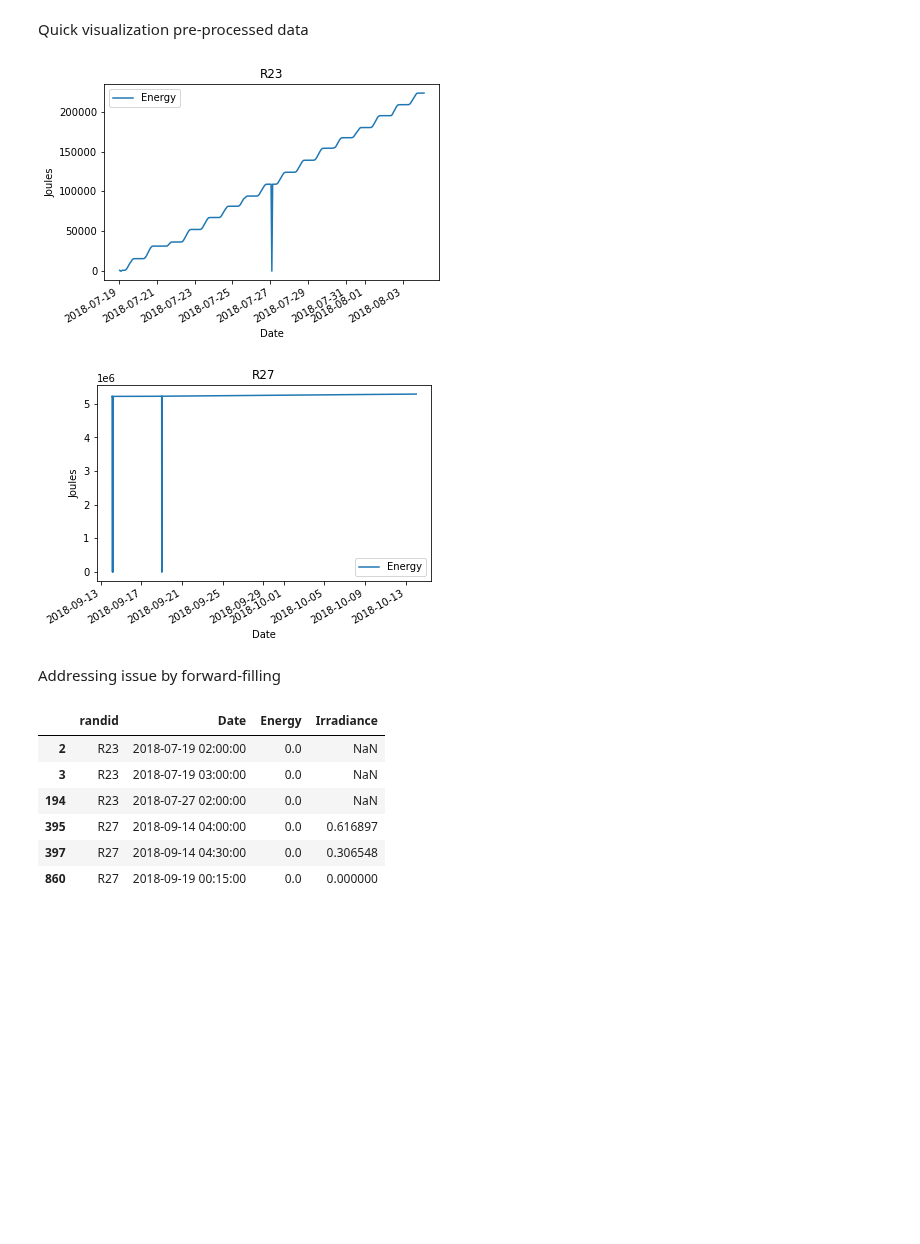
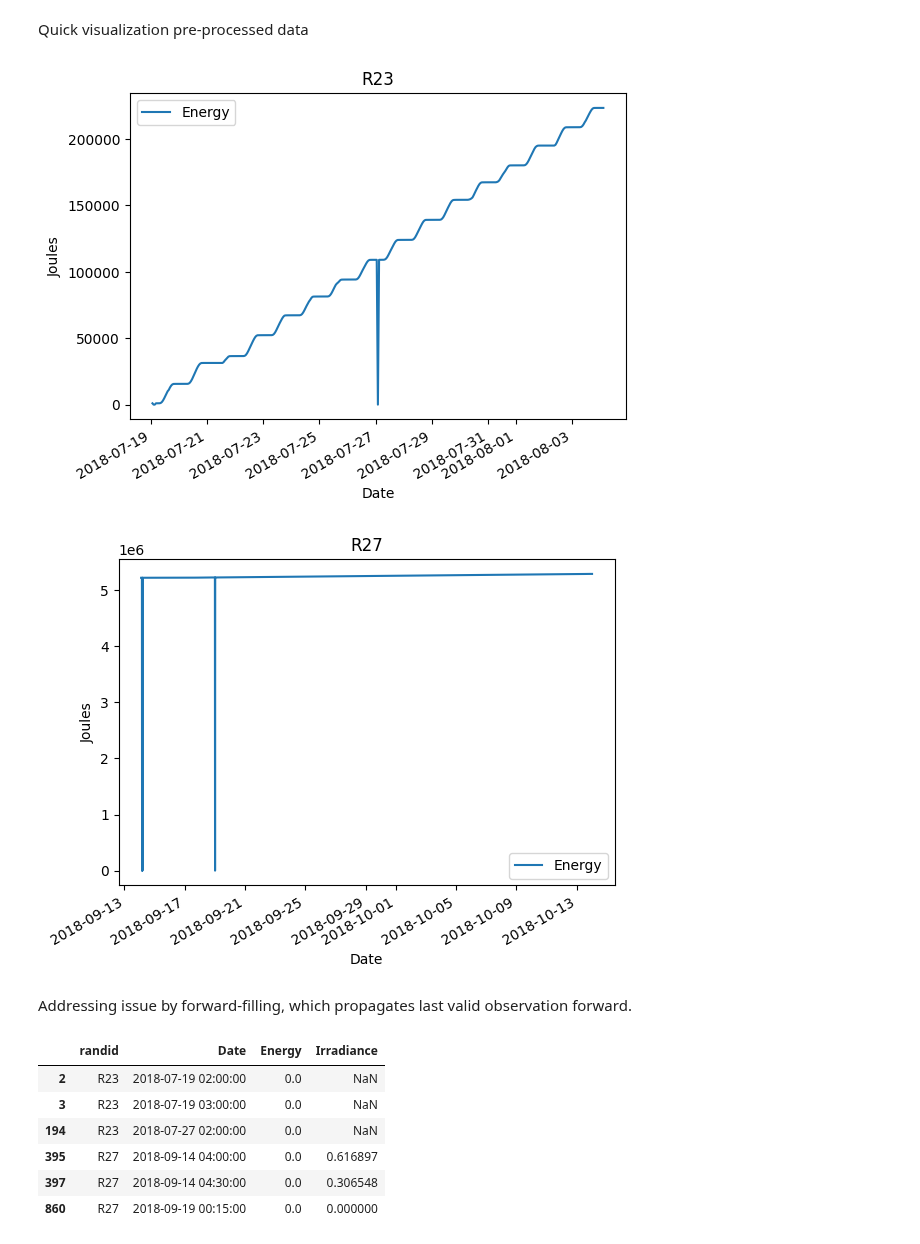
Before and after one commit to sandialabs/pvOps, a Jupyter notebook: examples/tutorial_text2time_module.ipynb, the cells around one changed output. Saved outputs shown, nothing was run; the diff lists cells and outputs as text; code cells hidden in the pictures; blank space fills up the shorter version.

Commit message:
Small fixes to norebooks. Adding explanation, fixing errors, removing unnecessary path alterations

```diff
--- a/examples/tutorial_text2time_module.ipynb
+++ b/examples/tutorial_text2time_module.ipynb
@@ -31,7 +26,7 @@ Read data
 # %%
-prod_data = pd.read_csv(example_prodpath, error_bad_lines=False, engine='python')
-om_data = pd.read_csv(example_OMpath, error_bad_lines=False, engine='python')
-metadata = pd.read_csv(example_metapath, error_bad_lines=False, engine='python')
+prod_data = pd.read_csv(example_prodpath, on_bad_lines='skip', engine='python')
+om_data = pd.read_csv(example_OMpath, on_bad_lines='skip', engine='python')
+metadata = pd.read_csv(example_metapath, on_bad_lines='skip', engine='python')
 # %% [markdown]
 Explore production data
 # %%
@@ -276,15 +220,14 @@ Quick visualization pre-processed data
 # %%
 plotvar = 'Energy'
 for sid in prod_data_converted.loc[:, 'randid'].unique():
     mask = prod_data_converted.loc[:, 'randid']== sid
-    prod_data_converted.loc[mask].head(n=15)
     prod_data_converted.loc[mask].plot(x='Date',y=plotvar, title=sid)
     plt.ylabel('Joules')
 # %% [output]
-[figure, old version]
+[figure, new version]
-[figure, old version]
+[figure, new version]
 # %% [markdown]
-Addressing issue by forward-filling
+Addressing issue by forward-filling, which propagates last valid observation forward.
 # %%
 prod_data_anom, addressed = utils.prod_anomalies(prod_data_converted, prod_col_dict, 1.0, np.nan, ffill=True)
 addressed
```
Also changed, not shown: parts of 50 cells of this notebook, 5 other files.
